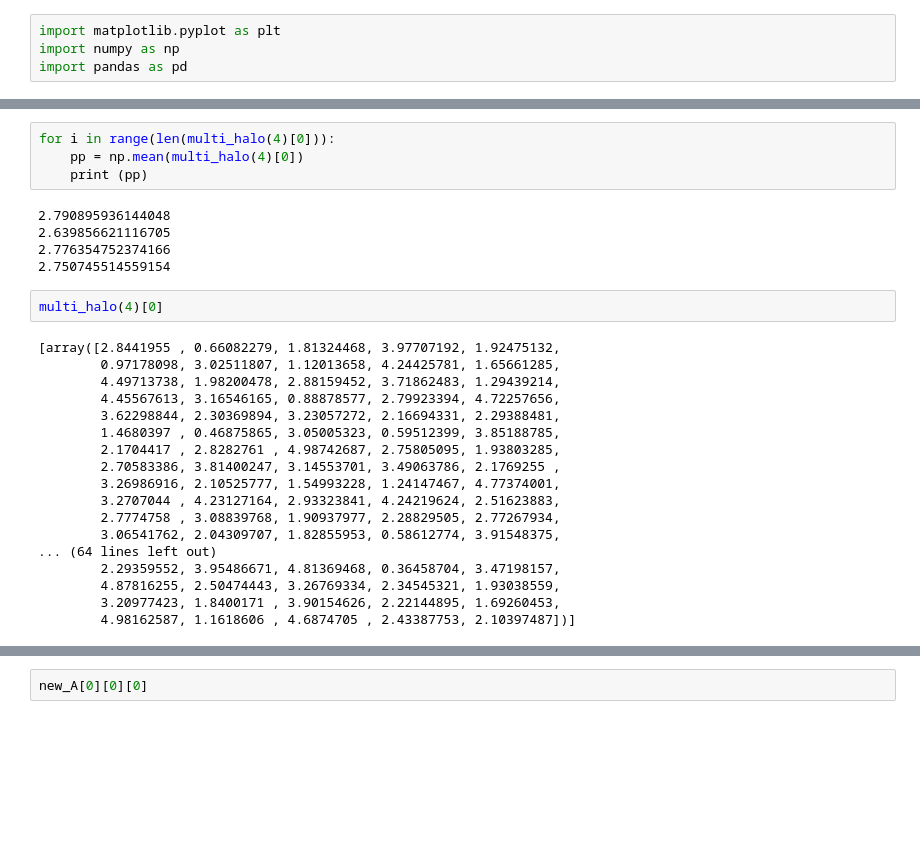
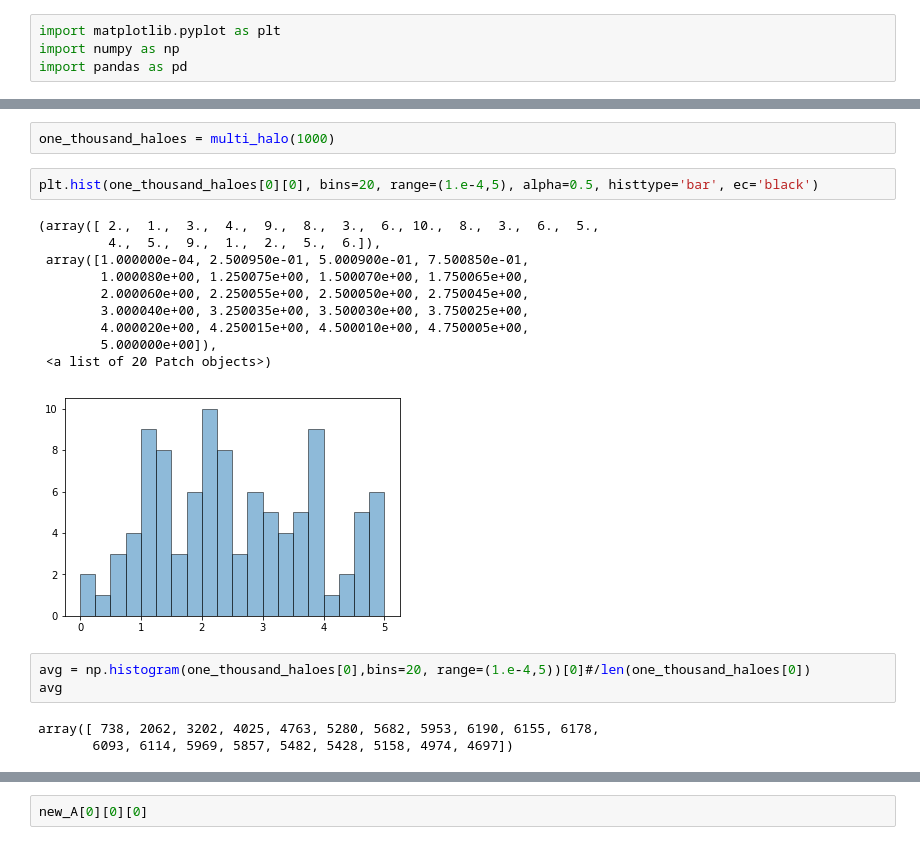
Before and after one commit to ruoyanwangdr/Numerical-Recipes-In-Astrophysics, a Jupyter notebook: handin1.ipynb, the cells around one changed output, grey strips where cells are left out. Saved outputs shown, nothing was run; the diff lists cells and outputs as text; blank space fills up the shorter version.

```diff
--- a/handin1.ipynb
+++ b/handin1.ipynb
@@ -508,29 +502,21 @@ e) Log-log histogram
-# %%
-for i in range(len(multi_halo(4)[0])):
-    pp = np.mean(multi_halo(4)[0])
-    print (pp)
-# %% [output]
-2.790895936144048
-2.639856621116705
-2.776354752374166
-2.750745514559154
-# %%
-multi_halo(4)[0]
-# %% [output]
-[array([2.8441955 , 0.66082279, 1.81324468, 3.97707192, 1.92475132,
-        0.97178098, 3.02511807, 1.12013658, 4.24425781, 1.65661285,
-        4.49713738, 1.98200478, 2.88159452, 3.71862483, 1.29439214,
-        4.45567613, 3.16546165, 0.88878577, 2.79923394, 4.72257656,
-        3.62298844, 2.30369894, 3.23057272, 2.16694331, 2.29388481,
-        1.4680397 , 0.46875865, 3.05005323, 0.59512399, 3.85188785,
-        2.1704417 , 2.8282761 , 4.98742687, 2.75805095, 1.93803285,
-        2.70583386, 3.81400247, 3.14553701, 3.49063786, 2.1769255 ,
-        3.26986916, 2.10525777, 1.54993228, 1.24147467, 4.77374001,
-        3.2707044 , 4.23127164, 2.93323841, 4.24219624, 2.51623883,
-        2.7774758 , 3.08839768, 1.90937977, 2.28829505, 2.77267934,
-        3.06541762, 2.04309707, 1.82855953, 0.58612774, 3.91548375,
-... (64 lines left out)
-        2.29359552, 3.95486671, 4.81369468, 0.36458704, 3.47198157,
-        4.87816255, 2.50474443, 3.26769334, 2.34545321, 1.93038559,
-        3.20977423, 1.8400171 , 3.90154626, 2.22144895, 1.69260453,
-        4.98162587, 1.1618606 , 4.6874705 , 2.43387753, 2.10397487])]
+# %%
+one_thousand_haloes = multi_halo(1000)
+# %%
+plt.hist(one_thousand_haloes[0][0], bins=20, range=(1.e-4,5), alpha=0.5, histtype='bar', ec='black')
+# %% [output]
+(array([ 2.,  1.,  3.,  4.,  9.,  8.,  3.,  6., 10.,  8.,  3.,  6.,  5.,
+         4.,  5.,  9.,  1.,  2.,  5.,  6.]),
+ array([1.000000e-04, 2.500950e-01, 5.000900e-01, 7.500850e-01,
+        1.000080e+00, 1.250075e+00, 1.500070e+00, 1.750065e+00,
+        2.000060e+00, 2.250055e+00, 2.500050e+00, 2.750045e+00,
+        3.000040e+00, 3.250035e+00, 3.500030e+00, 3.750025e+00,
+        4.000020e+00, 4.250015e+00, 4.500010e+00, 4.750005e+00,
+        5.000000e+00]),
+ <a list of 20 Patch objects>)
+[figure, added]
+# %%
+avg = np.histogram(one_thousand_haloes[0],bins=20, range=(1.e-4,5))[0]#/len(one_thousand_haloes[0])
+avg
+# %% [output]
+array([ 738, 2062, 3202, 4025, 4763, 5280, 5682, 5953, 6190, 6155, 6178,
+       6093, 6114, 5969, 5857, 5482, 5428, 5158, 4974, 4697])
```
Also changed, not shown: parts of 7 cells of this notebook.
